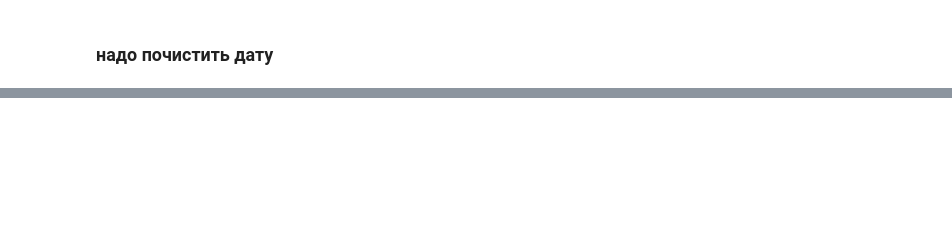
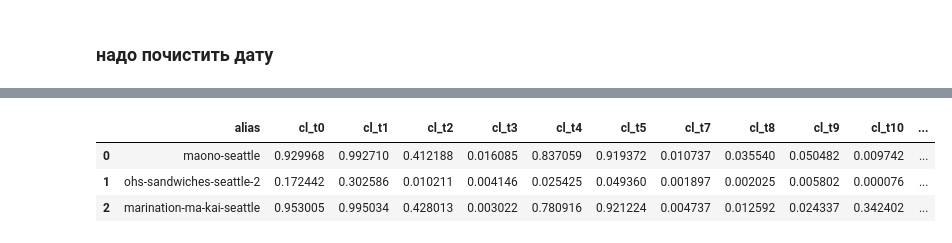
Before and after one commit to Myau5x/anti-recommender, a Jupyter notebook: testing_on_scrap.ipynb, the cells around one changed output, grey strips where cells are left out. Drawn from its saved outputs; the diff is of its cells as text; code cells hidden in the pictures; blank space fills up the shorter version.

```diff
--- a/testing_on_scrap.ipynb
+++ b/testing_on_scrap.ipynb
@@ -65,0 +212,7 @@ ValueError: could not convert string to float: 'https://www.yelp.com/biz/mcdonal
+# %%
+Y_gr.head(3)
+# %% [output]
+|  | alias | cl_t0 | cl_t1 | cl_t2 | cl_t3 | cl_t4 | cl_t5 | cl_t7 | cl_t8 | cl_t9 | cl_t10 | ... |
+| 0 | maono-seattle | 0.929968 | 0.992710 | 0.412188 | 0.016085 | 0.837059 | 0.919372 | 0.010737 | 0.035540 | 0.050482 | 0.009742 | ... |
+| 1 | ohs-sandwiches-seattle-2 | 0.172442 | 0.302586 | 0.010211 | 0.004146 | 0.025425 | 0.049360 | 0.001897 | 0.002025 | 0.005802 | 0.000076 | ... |
+| 2 | marination-ma-kai-seattle | 0.953005 | 0.995034 | 0.428013 | 0.003022 | 0.780916 | 0.921224 | 0.004737 | 0.012592 | 0.024337 | 0.342402 | ... |
```
Also changed, not shown: parts of 55 cells of this notebook, 11 other files.
